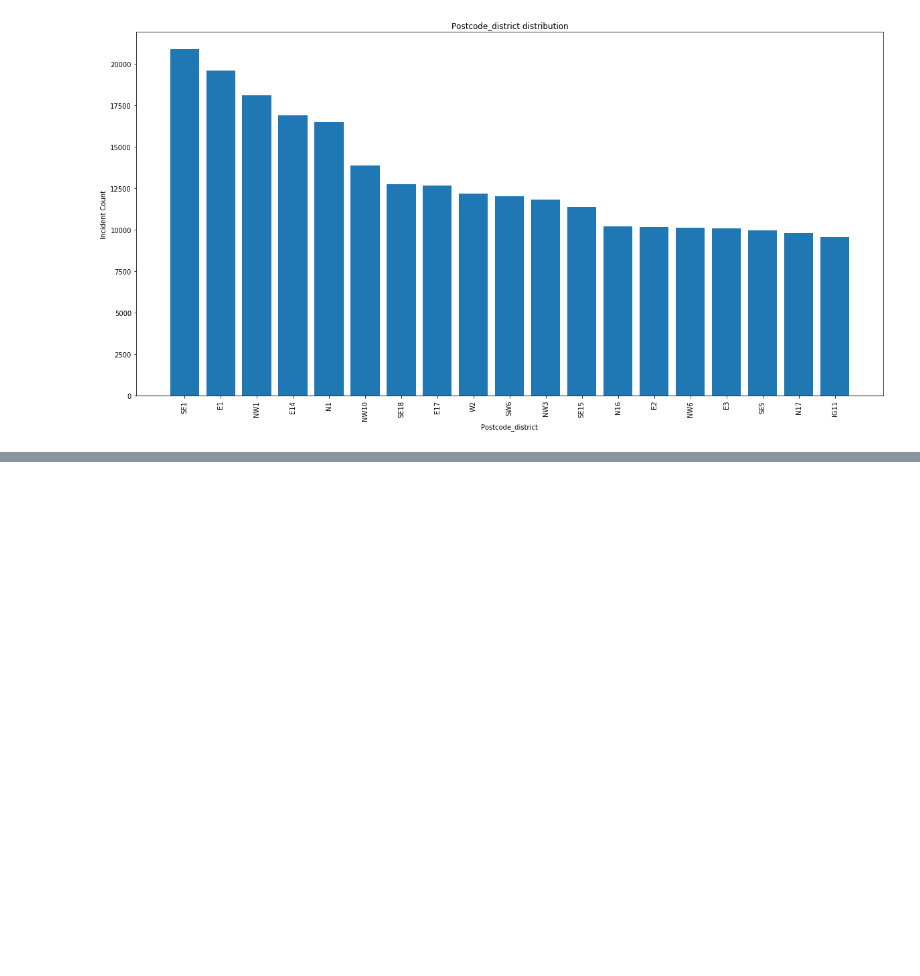
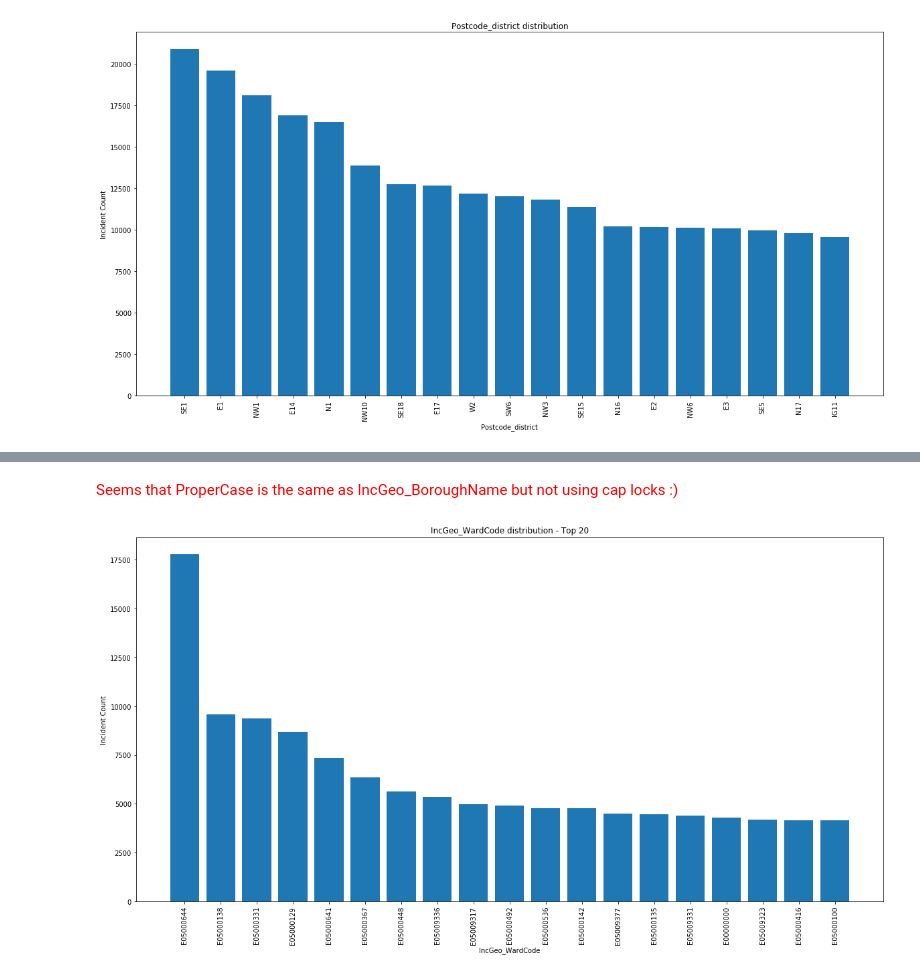
Before and after one commit to hlynurarni/Social-Data-Analysis-Final, a Jupyter notebook: Project Assignment A.ipynb, the cells around one changed output, grey strips where cells are left out. Cells and saved outputs as stored; diff of their text form; code cells hidden in the pictures; blank space fills up the shorter version.

```diff
--- a/Project Assignment A.ipynb
+++ b/Project Assignment A.ipynb
@@ -315,0 +348,11 @@ plt.ylabel('Incident Count');
+# %% [markdown]
+<font color='red'>Seems that ProperCase is the same as IncGeo_BoroughName but not using cap locks :)</font>
+# %%
+plt.figure(figsize=(20,10))
+plt.bar(df.IncGeo_WardCode.value_counts().index[1:20], df.IncGeo_WardCode.value_counts().values[1:20])
+plt.xticks(rotation=90)
+plt.title('IncGeo_WardCode distribution - Top 20');
+plt.xlabel('IncGeo_WardCode');
+plt.ylabel('Incident Count');
+# %% [output]
+[figure, added]
```
Also changed, not shown: parts of 31 cells of this notebook.
